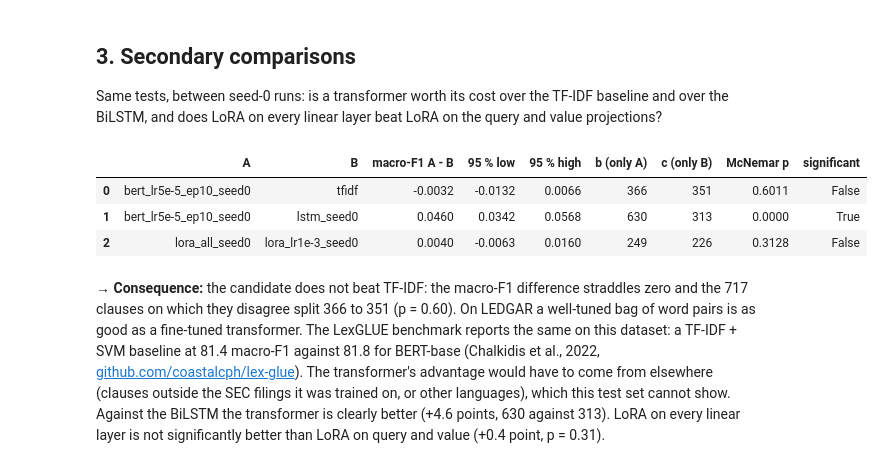
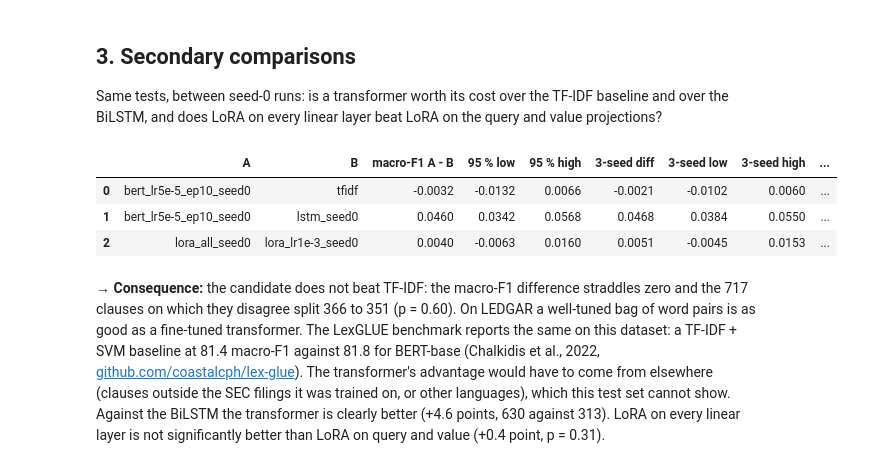
Before and after one commit to jbouniol/nlp-project, a Jupyter notebook: notebooks/06_evaluation.ipynb, the cells around one changed output. Drawn from its saved outputs; the diff is of its cells as text; code cells hidden in the pictures.

```diff
--- a/notebooks/06_evaluation.ipynb
+++ b/notebooks/06_evaluation.ipynb
@@ -169,19 +195,40 @@ follow = stats.compare(
     seed=cfg.seed,
     n_classes=cfg.n_classes,
 )
+seeds_a10 = [f"bert_lr5e-5_ep10_seed{s}" for s in (0, 1, 2)]
+seeds_b10 = [f"lora_lr1e-3_ep10_seed{s}" for s in (0, 1, 2)]
+follow["multi_seed"] = {
+    "runs_a": seeds_a10,
+    "runs_b": seeds_b10,
+    **stats.compare_seeds(
+        y_test,
+        [test[r]["y_pred"] for r in seeds_a10],
+        [test[r]["y_pred"] for r in seeds_b10],
+        n_boot=cfg.n_boot,
+        seed=cfg.seed,
+        n_classes=cfg.n_classes,
+    ),
+}
 (REPORTS / "comparisons" / f"{A10}__vs__{B10}.json").write_text(
     json.dumps({"a": A10, "b": B10, **follow}, indent=2) + "\n"
 )
 bs, mc, t = follow["bootstrap"], follow["mcnemar"], follow["contingency"]
+ms10 = follow["multi_seed"]
 CANDIDATE = B10 if (bs["low"] <= 0 <= bs["high"]) and mc["p"] >= 0.05 else A10
 f1, acc = follow["macro_f1"], follow["accuracy"]
 print(
-    f"macro-F1: full {f1[0]:.4f} | LoRA {f1[1]:.4f} | difference {bs['diff']:+.4f}, "
+    f"seed 0 macro-F1: full {f1[0]:.4f} | LoRA {f1[1]:.4f} | difference {bs['diff']:+.4f}, "
     f"95 % interval [{bs['low']:+.4f}, {bs['high']:+.4f}]"
 )
 print(
-    f"accuracy: full {acc[0]:.4f} | LoRA {acc[1]:.4f} | b = {t['only_a']}, "
+    f"seed 0 accuracy: full {acc[0]:.4f} | LoRA {acc[1]:.4f} | b = {t['only_a']}, "
     f"c = {t['only_b']}, McNemar chi2 {mc['chi2']:.2f}, p = {mc['p']:.4g}"
 )
+print(
+    f"3-seed mean macro-F1: full {ms10['macro_f1_mean'][0]:.4f} ± {ms10['macro_f1_std'][0]:.4f} | "
+    f"LoRA {ms10['macro_f1_mean'][1]:.4f} ± {ms10['macro_f1_std'][1]:.4f} | "
+    f"diff {ms10['bootstrap']['diff']:+.4f} [{ms10['bootstrap']['low']:+.4f}, {ms10['bootstrap']['high']:+.4f}] | "
+    f"per-seed McNemar p = {[round(s['mcnemar']['p'], 5) for s in ms10['per_seed']]}"
+)
 print("production candidate:", CANDIDATE)
 # %% [output]
@@ -204,37 +252,56 @@ pairs_to_test = [(CANDIDATE, "tfidf"), (CANDIDATE, "lstm_seed0"), ("lora_all_see
 rows = []
 for a, b in pairs_to_test:
     if a not in test or b not in test:
         continue
     r = stats.compare(
         y_test,
         test[a]["y_pred"],
         test[b]["y_pred"],
         n_boot=cfg.n_boot,
         seed=cfg.seed,
         n_classes=cfg.n_classes,
     )
+    sa = [f"{a[:-6]}_seed{s}" for s in (0, 1, 2)] if a.endswith("_seed0") and f"{a[:-6]}_seed1" in test else [a]
+    sb = [f"{b[:-6]}_seed{s}" for s in (0, 1, 2)] if b.endswith("_seed0") and f"{b[:-6]}_seed1" in test else [b]
+    if len(sa) > 1 or len(sb) > 1:
+        r["multi_seed"] = {
+            "runs_a": sa,
+            "runs_b": sb,
+            **stats.compare_seeds(
+                y_test,
+                [test[x]["y_pred"] for x in sa],
+                [test[x]["y_pred"] for x in sb],
+                n_boot=cfg.n_boot,
+                seed=cfg.seed,
+                n_classes=cfg.n_classes,
+            ),
+        }
     (REPORTS / "comparisons" / f"{a}__vs__{b}.json").write_text(
         json.dumps({"a": a, "b": b, **r}, indent=2) + "\n"
     )
+    ms_diff = r.get("multi_seed", {}).get("bootstrap", r["bootstrap"])
     rows.append(
         {
             "A": a,
             "B": b,
             "macro-F1 A - B": r["bootstrap"]["diff"],
             "95 % low": r["bootstrap"]["low"],
             "95 % high": r["bootstrap"]["high"],
+            "3-seed diff": ms_diff["diff"],
+            "3-seed low": ms_diff["low"],
+            "3-seed high": ms_diff["high"],
             "b (only A)": r["contingency"]["only_a"],
             "c (only B)": r["contingency"]["only_b"],
             "McNemar p": r["mcnemar"]["p"],
             "significant": r["bootstrap"]["significant"] and r["mcnemar"]["significant"],
         }
     )
 pd.DataFrame(rows).round(4)
 # %% [output]
-|  | A | B | macro-F1 A - B | 95 % low | 95 % high | b (only A) | c (only B) | McNemar p | significant |
-| 0 | bert_lr5e-5_ep10_seed0 | tfidf | -0.0032 | -0.0132 | 0.0066 | 366 | 351 | 0.6011 | False |
-| 1 | bert_lr5e-5_ep10_seed0 | lstm_seed0 | 0.0460 | 0.0342 | 0.0568 | 630 | 313 | 0.0000 | True |
-| 2 | lora_all_seed0 | lora_lr1e-3_seed0 | 0.0040 | -0.0063 | 0.0160 | 249 | 226 | 0.3128 | False |
+|  | A | B | macro-F1 A - B | 95 % low | 95 % high | 3-seed diff | 3-seed low | 3-seed high | ... |
+| 0 | bert_lr5e-5_ep10_seed0 | tfidf | -0.0032 | -0.0132 | 0.0066 | -0.0021 | -0.0102 | 0.0060 | ... |
+| 1 | bert_lr5e-5_ep10_seed0 | lstm_seed0 | 0.0460 | 0.0342 | 0.0568 | 0.0468 | 0.0384 | 0.0550 | ... |
+| 2 | lora_all_seed0 | lora_lr1e-3_seed0 | 0.0040 | -0.0063 | 0.0160 | 0.0051 | -0.0045 | 0.0153 | ... |
 # %% [markdown]
 → **Consequence:** the candidate does not beat TF-IDF: the macro-F1 difference straddles zero and the 717 clauses on which
 they disagree split 366 to 351 (p = 0.60). On LEDGAR a well-tuned bag of word pairs is as good as a fine-tuned
```
Also changed, not shown: parts of 8 cells of this notebook, 12 other files.
